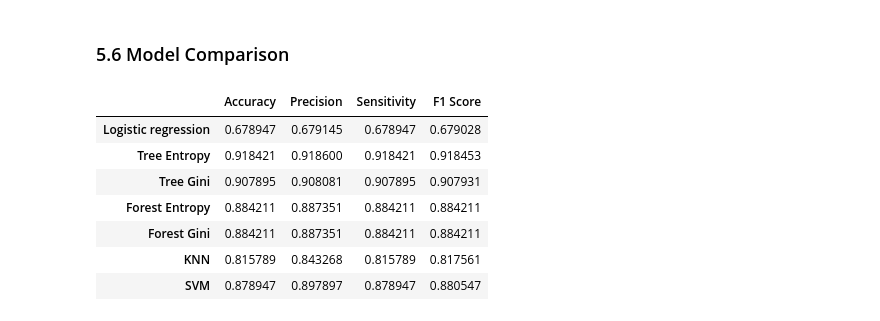
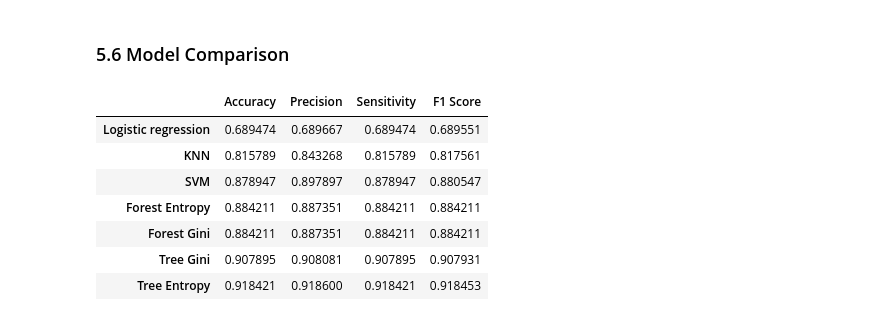
Before and after one commit to gianluigilopardo/Absenteeism_prediction, a Jupyter notebook: absenteeism_notebook.ipynb, the cells around one changed output. Saved outputs shown, nothing was run; the diff lists cells and outputs as text; code cells hidden in the pictures.

```diff
--- a/absenteeism_notebook.ipynb
+++ b/absenteeism_notebook.ipynb
@@ -719,7 +724,9 @@ It has distribution: $$p(x) = \frac{e^{\beta_0 + \beta_1x}}{1+e^{\beta_0 + \beta
 
 It can been generalized for $p$ variables as follows: $$p(x) = \frac{e^{\beta_0 + \beta_1x + \dots + \beta_px_p}}{1+e^{\beta_0 + \beta_1x + \dots + \beta_px_p}}$$
 # %%
-logistic = LogisticRegression(C = 1.0, random_state = SEED, solver='lbfgs').fit(X_train, y_train)
+logistic = LogisticRegression(random_state = SEED, solver = 'liblinear')
+
+logistic.fit(X_train, y_train)
 logistic_predict = logistic.predict(X_test)
 
 #metrics:
@@ -808,7 +815,7 @@ forest_Gini_pred = forest_Entropy.predict(X_test)
 #metrics
 forest_acc = accuracy_score(forest_Gini_pred, y_test)
 forest_preci = precision_score(forest_Gini_pred, y_test, average = 'weighted')
-forest_sensitivity = recall_score(forest_Entropy_pred, y_test, average = 'weighted')
+forest_sensitivity = recall_score(forest_Gini_pred, y_test, average = 'weighted')
 forest_f1 = f1_score(forest_Gini_pred, y_test, average = 'weighted')
 
 classification_metrics.loc["Forest Gini"] = [forest_acc,forest_preci,forest_sensitivity,forest_f1]
@@ -858,13 +865,13 @@ classification_metrics.loc["SVM"] = [svm_acc,svm_preci,svm_sensitivity,svm_f1]
 # %% [markdown]
 ### 5.6 <a class="anchor" id="fifth_6">Model Comparison</a>
 # %%
-classification_metrics
+classification_metrics.sort_values('Accuracy')
 # %% [output]
 |  | Accuracy | Precision | Sensitivity | F1 Score |
-| Logistic regression | 0.678947 | 0.679145 | 0.678947 | 0.679028 |
-| Tree Entropy | 0.918421 | 0.918600 | 0.918421 | 0.918453 |
-| Tree Gini | 0.907895 | 0.908081 | 0.907895 | 0.907931 |
+| Logistic regression | 0.689474 | 0.689667 | 0.689474 | 0.689551 |
+| KNN | 0.815789 | 0.843268 | 0.815789 | 0.817561 |
+| SVM | 0.878947 | 0.897897 | 0.878947 | 0.880547 |
 | Forest Entropy | 0.884211 | 0.887351 | 0.884211 | 0.884211 |
 | Forest Gini | 0.884211 | 0.887351 | 0.884211 | 0.884211 |
-| KNN | 0.815789 | 0.843268 | 0.815789 | 0.817561 |
-| SVM | 0.878947 | 0.897897 | 0.878947 | 0.880547 |
+| Tree Gini | 0.907895 | 0.908081 | 0.907895 | 0.907931 |
+| Tree Entropy | 0.918421 | 0.918600 | 0.918421 | 0.918453 |
```
Also changed, not shown: parts of 5 cells of this notebook.
